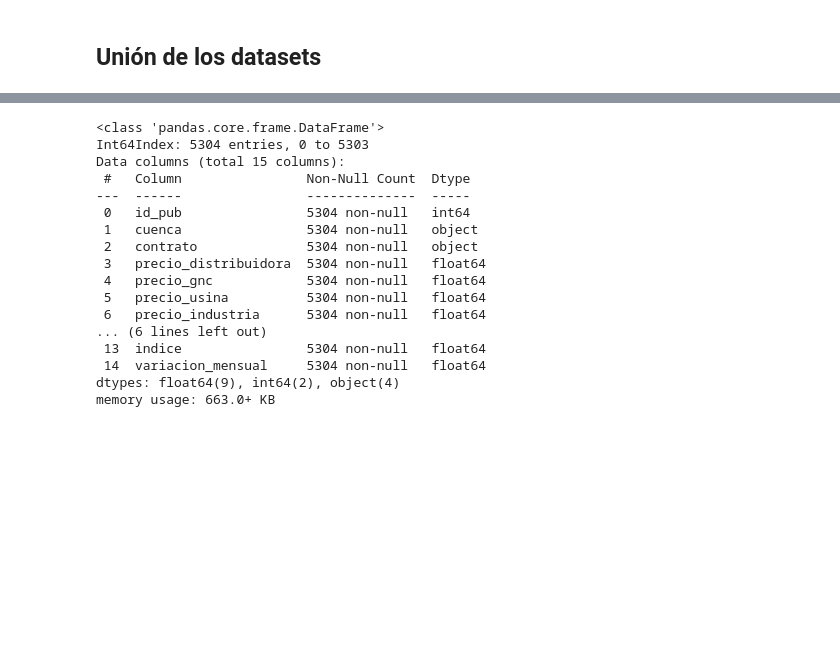
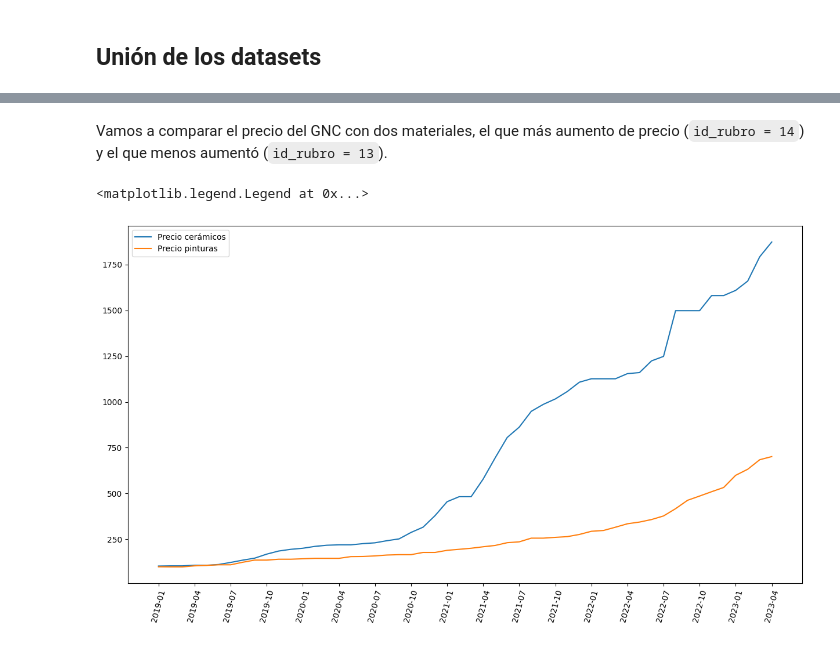
Before and after one commit to Isaiasgaray/fundamentos_final, a Jupyter notebook: TP_Final.ipynb, the cells around one changed output, grey strips where cells are left out. Drawn from its saved outputs; the diff is of its cells as text; code cells hidden in the pictures; blank space fills up the shorter version.

```diff
--- a/TP_Final.ipynb
+++ b/TP_Final.ipynb
@@ -194,7 +191,7 @@ cuencas_total.head(2)
 # %%
 precios = \
     pd.merge(
-        left=precios_gas,
+        left=neuquina,
         right=precios_materiales,
         how='inner',
         left_on='indice_tiempo',
@@ -210,23 +207,29 @@ precios.drop(
     },
     inplace=True
 )
-# %%
-precios.info()
-# %% [output]
-<class 'pandas.core.frame.DataFrame'>
-Int64Index: 5304 entries, 0 to 5303
-Data columns (total 15 columns):
- #   Column                Non-Null Count  Dtype
----  ------                --------------  -----
- 0   id_pub                5304 non-null   int64
- 1   cuenca                5304 non-null   object
- 2   contrato              5304 non-null   object
- 3   precio_distribuidora  5304 non-null   float64
- 4   precio_gnc            5304 non-null   float64
- 5   precio_usina          5304 non-null   float64
- 6   precio_industria      5304 non-null   float64
-... (6 lines left out)
- 13  indice                5304 non-null   float64
- 14  variacion_mensual     5304 non-null   float64
-dtypes: float64(9), int64(2), object(4)
-memory usage: 663.0+ KB
+# %% [markdown]
+Vamos a comparar el precio del GNC con dos materiales, el que más aumento de precio (`id_rubro = 14`) y el que menos aumentó (`id_rubro = 13`).
+# %%
+precios_ceramicos = precios[precios.id_rubro == 14]
+precios_pinturas  = precios[precios.id_rubro == 13]
+# %%
+plt.figure(figsize=(15, 8))
+
+plt.plot(
+    precios_ceramicos.indice_tiempo,
+    precios_ceramicos.indice,
+    label='Precio cerámicos'
+)
+
+plt.plot(
+    precios_pinturas.indice_tiempo,
+    precios_pinturas.indice,
+    label='Precio pinturas'
+)
+
+plt.xticks(np.arange(0, 52, 3), rotation=75)
+
+plt.legend()
+# %% [output]
+<matplotlib.legend.Legend at 0x...>
+[figure, added]
```
Also changed, not shown: parts of 9 cells of this notebook.
